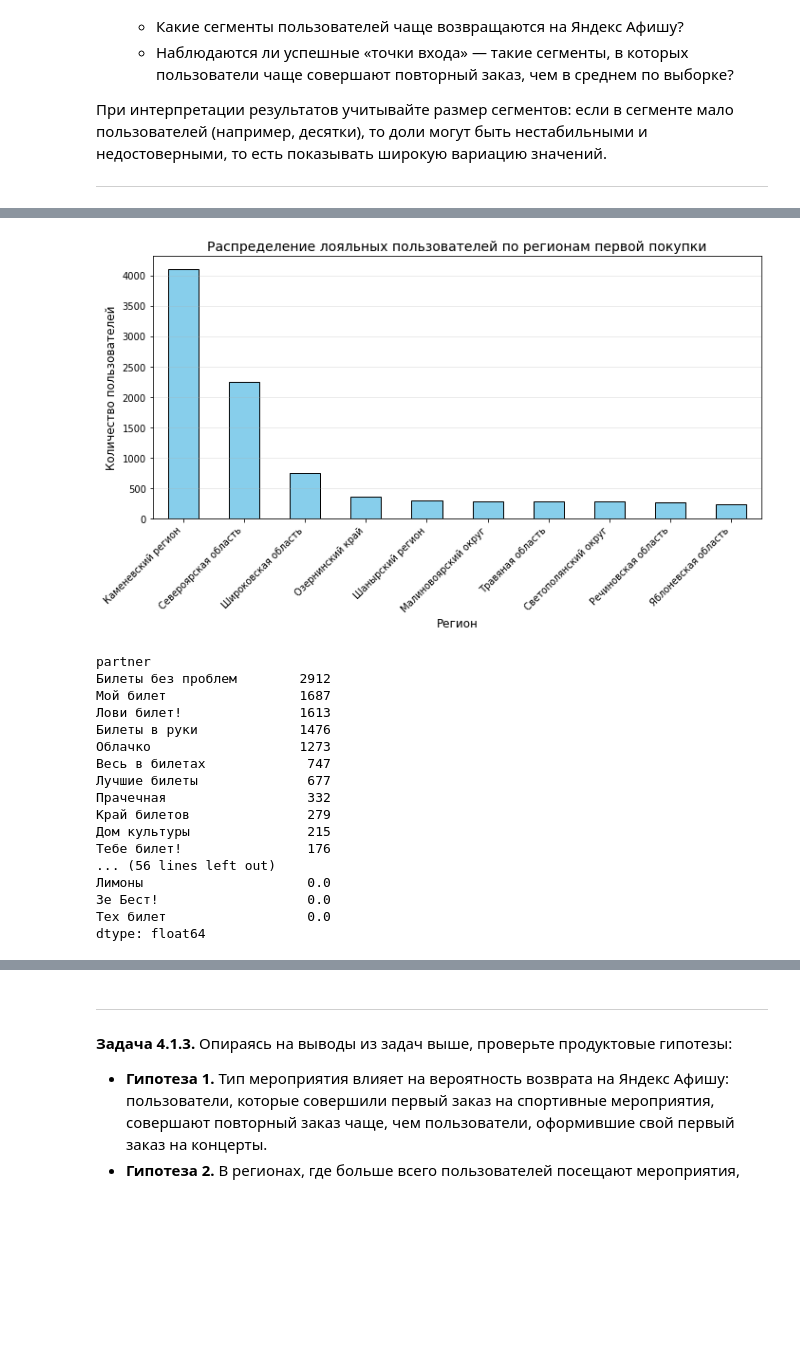
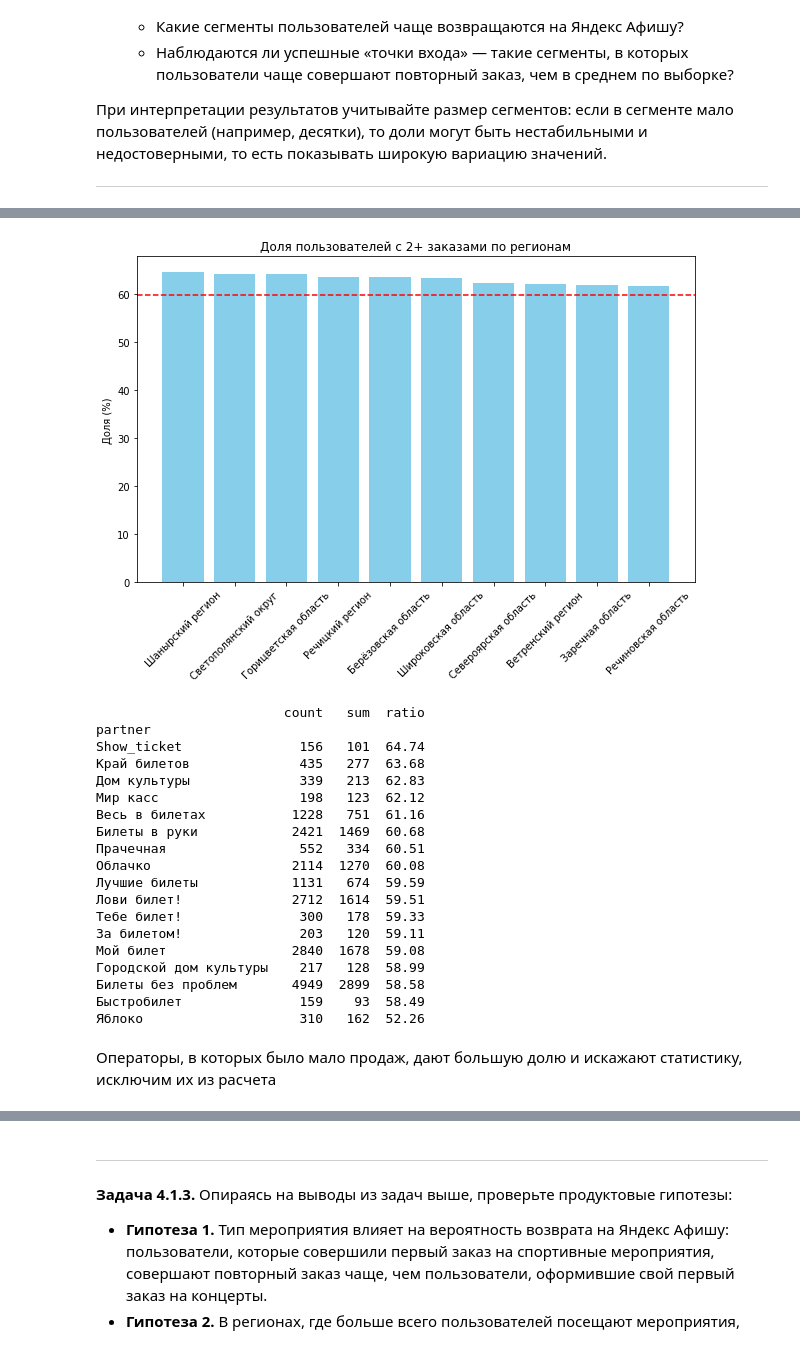
Before and after one commit to Revizskaya/Afisha_project, a Jupyter notebook: Afisha.ipynb, the cells around one changed output, grey strips where cells are left out. Saved outputs shown, nothing was run; the diff lists cells and outputs as text; code cells hidden in the pictures; blank space fills up the shorter version.

```diff
--- a/Afisha.ipynb
+++ b/Afisha.ipynb
@@ -547,3 +726,5 @@ df_filtered = df[df['revenue_rub'] <= percentile_99]
+# %%
+df_filtered = df_filtered[df_filtered['revenue_rub'] >= 0]
 # %%
 len(df_filtered)
 # %% [output]
@@ -1024,0 +1333,9 @@ Length: 77, dtype: float64
+# %%
+region_loyalty = users_filtered_95.groupby('region')['is_two'].agg(['count', 'sum'])
+region_loyalty['ratio'] = (region_loyalty['sum'] / region_loyalty['count'] * 100).round(2)
+
+region_loyalty = region_loyalty[region_loyalty['count'] >= 100]
+
+region_loyalty = region_loyalty.sort_values('ratio', ascending=False).head(30)
+
+print(region_loyalty[['count', 'sum', 'ratio']])
@@ -1025,36 +1360,42 @@ Length: 77, dtype: float64
 # %%
-region_first_loyal.head(10).plot(kind='bar', figsize=(10, 6), color='skyblue', edgecolor='black')
-plt.title('Распределение лояльных пользователей по регионам первой покупки', fontsize=14)
-plt.xlabel('Регион', fontsize=12)
-plt.ylabel('Количество пользователей', fontsize=12)
-plt.xticks(rotation=45, ha='right')
-plt.grid(axis='y', alpha=0.3)
-plt.tight_layout()
+plt.figure(figsize=(10, 6))
+plt.bar(region_loyalty.index, region_loyalty['ratio'], color='skyblue')
+plt.axhline(y=users_filtered_95['is_two'].mean()*100, color='red', linestyle='--')
+plt.title('Доля пользователей с 2+ заказами по регионам')
+plt.ylabel('Доля (%)')
+plt.xticks(rotation=45)
 plt.show()
 # %% [output]
-[figure, old version]
+[figure, new version]
 # %%
-#Билетный оператор первого заказа для пользователя, совершившего больше 1 покупки
-partner_first_loyal=loyal_users.groupby('partner').size().sort_values(ascending=False)
-partner_first_loyal_ratio=round(partner_first_loyal/len(loyal_users)*100)
-print(partner_first_loyal)
-print(partner_first_loyal_ratio)
+#Сегментация по оператору, доля пользователей, совершивших 2+ покупок
+partner_loyalty = users_filtered_95.groupby('partner')['is_two'].agg(['count', 'sum'])
+partner_loyalty['ratio'] = (partner_loyalty['sum'] / partner_loyalty['count'] * 100).round(2)
+partner_loyalty = partner_loyalty[partner_loyalty['count'] >= 100]
+
+partner_loyalty = partner_loyalty.sort_values('ratio', ascending=False).head(20)
+
+print(partner_loyalty[['count', 'sum', 'ratio']])
 # %% [output]
+                        count   sum  ratio
 partner
-Билеты без проблем        2912
-Мой билет                 1687
-Лови билет!               1613
-Билеты в руки             1476
-Облачко                   1273
-Весь в билетах             747
-Лучшие билеты              677
-Прачечная                  332
-Край билетов               279
-Дом культуры               215
-Тебе билет!                176
-... (56 lines left out)
-Лимоны                     0.0
-Зе Бест!                   0.0
-Тех билет                  0.0
-dtype: float64
+Show_ticket               156   101  64.74
+Край билетов              435   277  63.68
+Дом культуры              339   213  62.83
+Мир касс                  198   123  62.12
+Весь в билетах           1228   751  61.16
+Билеты в руки            2421  1469  60.68
+Прачечная                 552   334  60.51
+Облачко                  2114  1270  60.08
+Лучшие билеты            1131   674  59.59
+Лови билет!              2712  1614  59.51
+Тебе билет!               300   178  59.33
+За билетом!               203   120  59.11
+Мой билет                2840  1678  59.08
+Городской дом культуры    217   128  58.99
+Билеты без проблем       4949  2899  58.58
+Быстробилет               159    93  58.49
+Яблоко                    310   162  52.26
+# %% [markdown]
+Операторы, в которых было мало продаж, дают большую долю и искажают статистику, исключим их из расчета
 # %%
```
Also changed, not shown: parts of 87 cells of this notebook.
